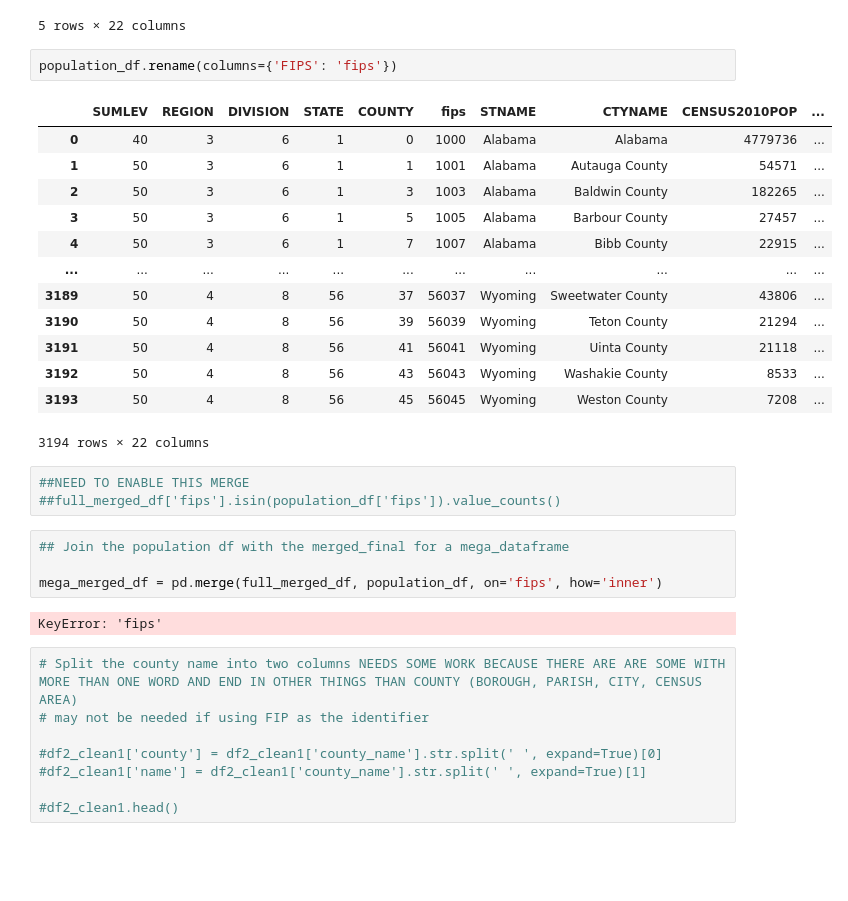
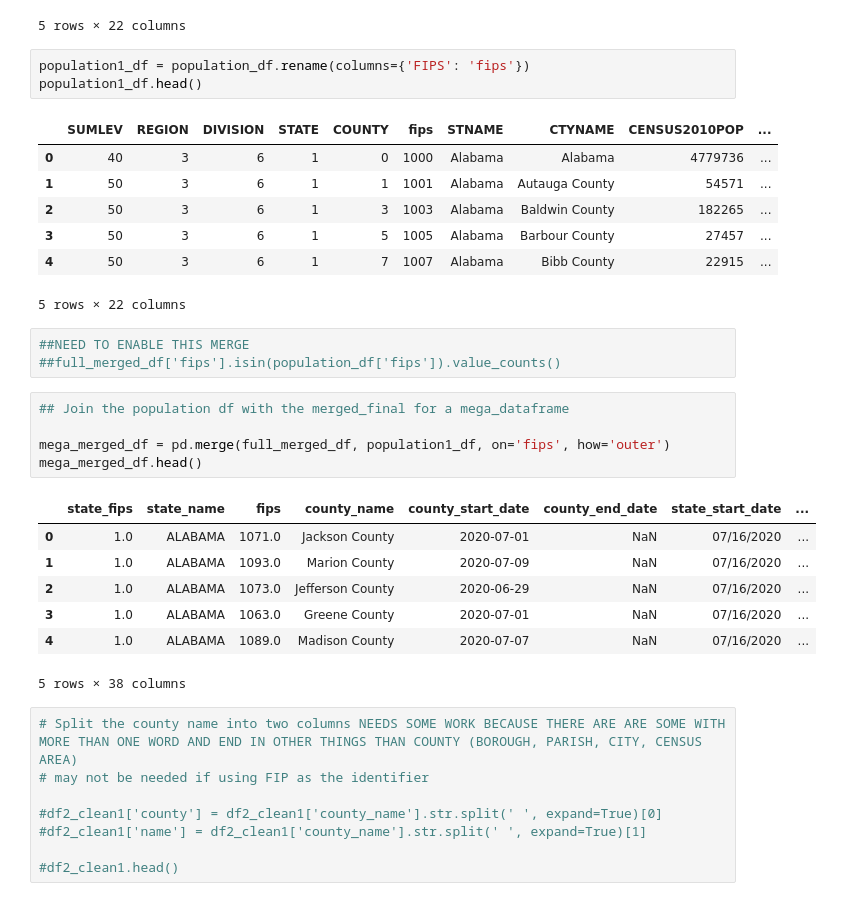
Before and after one commit to Jimmygjr10/Covid19_Mask_Mandate, a Jupyter notebook: MergingInPandas.ipynb, the cells around one changed output. Drawn from its saved outputs; the diff is of its cells as text; blank space fills up the shorter version.

Commit message:
population merge with other files

```diff
--- a/MergingInPandas.ipynb
+++ b/MergingInPandas.ipynb
@@ -378,30 +402,32 @@ population_df.head()
 | 4 | 50 | 3 | 6 | 1 | 7 | 1007 | Alabama | Bibb County | 22915 | ... |
 5 rows × 22 columns
 # %%
-population_df.rename(columns={'FIPS': 'fips'})
+population1_df = population_df.rename(columns={'FIPS': 'fips'})
+population1_df.head()
 # %% [output]
 |  | SUMLEV | REGION | DIVISION | STATE | COUNTY | fips | STNAME | CTYNAME | CENSUS2010POP | ... |
 | 0 | 40 | 3 | 6 | 1 | 0 | 1000 | Alabama | Alabama | 4779736 | ... |
 | 1 | 50 | 3 | 6 | 1 | 1 | 1001 | Alabama | Autauga County | 54571 | ... |
 | 2 | 50 | 3 | 6 | 1 | 3 | 1003 | Alabama | Baldwin County | 182265 | ... |
 | 3 | 50 | 3 | 6 | 1 | 5 | 1005 | Alabama | Barbour County | 27457 | ... |
 | 4 | 50 | 3 | 6 | 1 | 7 | 1007 | Alabama | Bibb County | 22915 | ... |
-| ... | ... | ... | ... | ... | ... | ... | ... | ... | ... | ... |
-| 3189 | 50 | 4 | 8 | 56 | 37 | 56037 | Wyoming | Sweetwater County | 43806 | ... |
-| 3190 | 50 | 4 | 8 | 56 | 39 | 56039 | Wyoming | Teton County | 21294 | ... |
-| 3191 | 50 | 4 | 8 | 56 | 41 | 56041 | Wyoming | Uinta County | 21118 | ... |
-| 3192 | 50 | 4 | 8 | 56 | 43 | 56043 | Wyoming | Washakie County | 8533 | ... |
-| 3193 | 50 | 4 | 8 | 56 | 45 | 56045 | Wyoming | Weston County | 7208 | ... |
-3194 rows × 22 columns
+5 rows × 22 columns
 # %%
 ##NEED TO ENABLE THIS MERGE
 ##full_merged_df['fips'].isin(population_df['fips']).value_counts()
 # %%
 ## Join the population df with the merged_final for a mega_dataframe
 
-mega_merged_df = pd.merge(full_merged_df, population_df, on='fips', how='inner')
+mega_merged_df = pd.merge(full_merged_df, population1_df, on='fips', how='outer')
+mega_merged_df.head()
 # %% [output]
+|  | state_fips | state_name | fips | county_name | county_start_date | county_end_date | state_start_date | ... |
+| 0 | 1.0 | ALABAMA | 1071.0 | Jackson County | 2020-07-01 | NaN | 07/16/2020 | ... |
+| 1 | 1.0 | ALABAMA | 1093.0 | Marion County | 2020-07-09 | NaN | 07/16/2020 | ... |
+| 2 | 1.0 | ALABAMA | 1073.0 | Jefferson County | 2020-06-29 | NaN | 07/16/2020 | ... |
+| 3 | 1.0 | ALABAMA | 1063.0 | Greene County | 2020-07-01 | NaN | 07/16/2020 | ... |
+| 4 | 1.0 | ALABAMA | 1089.0 | Madison County | 2020-07-07 | NaN | 07/16/2020 | ... |
-KeyError: 'fips'
+5 rows × 38 columns
 # %%
 # Split the county name into two columns NEEDS SOME WORK BECAUSE THERE ARE ARE SOME WITH MORE THAN ONE WORD AND END IN OTHER THINGS THAN COUNTY (BOROUGH, PARISH, CITY, CENSUS AREA)
 # may not be needed if using FIP as the identifier
```
Also changed, not shown: parts of 5 cells of this notebook.
